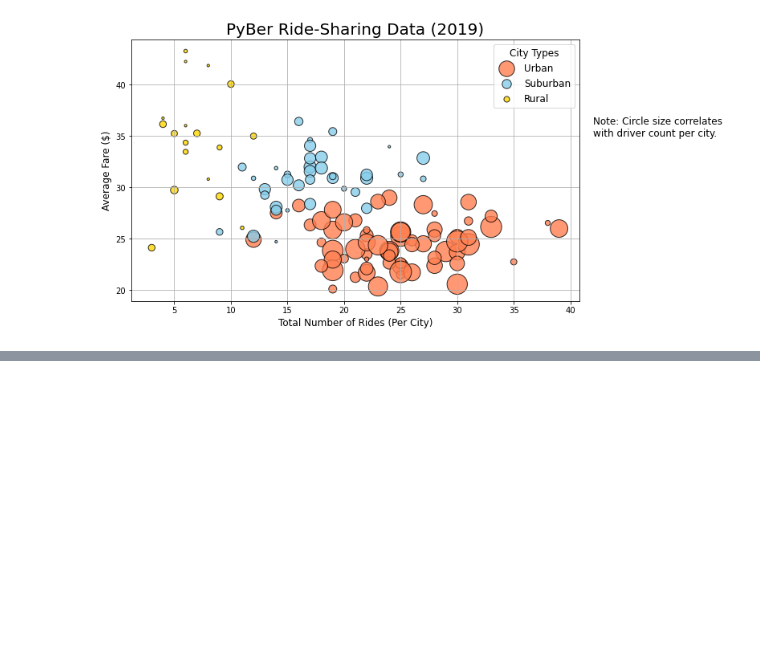
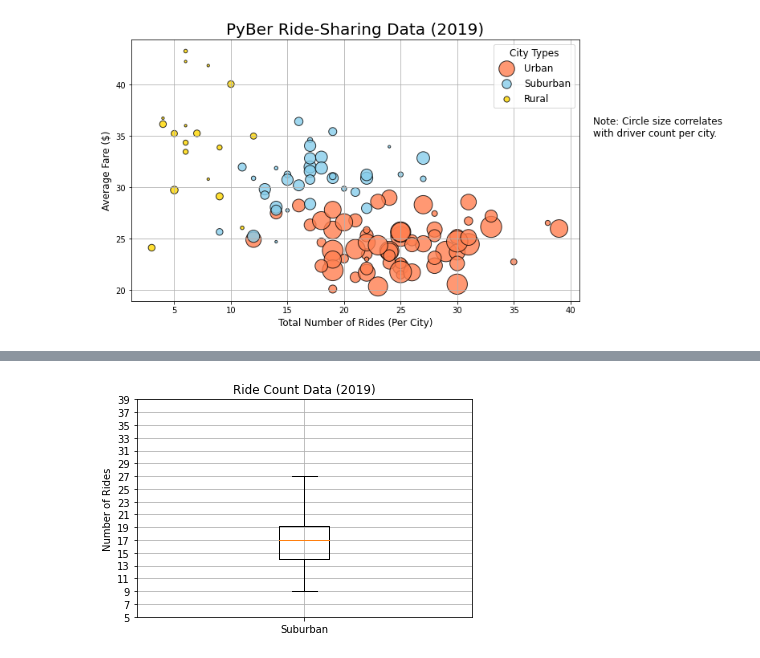
Before and after one commit to ninicholasas/Pyber_Analysis, a Jupyter notebook: PyBer.ipynb, the cells around one changed output, grey strips where cells are left out. Saved outputs shown, nothing was run; the diff lists cells and outputs as text; code cells hidden in the pictures; blank space fills up the shorter version.

```diff
--- a/PyBer.ipynb
+++ b/PyBer.ipynb
@@ -386,0 +572,12 @@ plt.show()
+# %%
+suburban = ['Suburban']
+fig, ax = plt.subplots()
+ax.boxplot(suburban_ride_count, labels = suburban)
+
+ax.set_title('Ride Count Data (2019)')
+ax.set_ylabel('Number of Rides')
+ax.set_yticks(np.arange(5, 40, step=2.0))
+ax.grid()
+plt.show()
+# %% [output]
+[figure, added]
```
Also changed, not shown: parts of 32 cells of this notebook, 3 other files.
